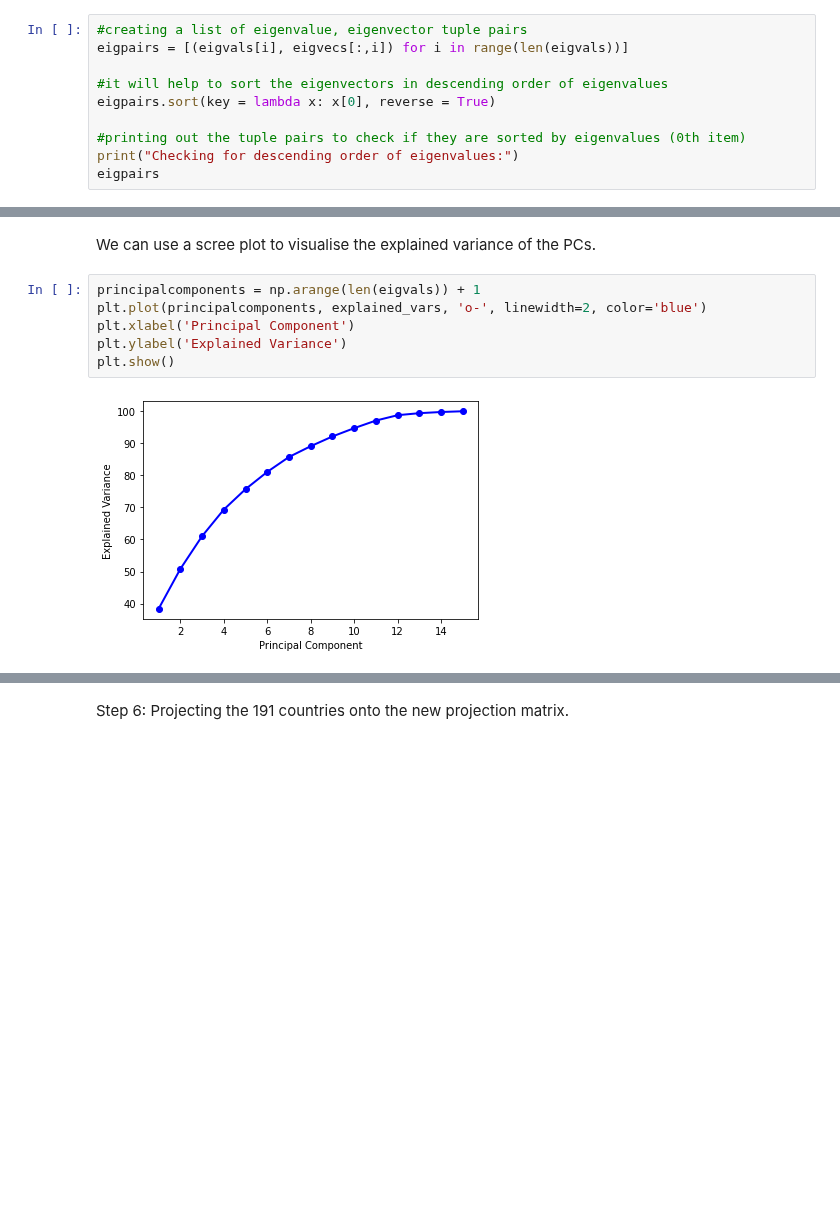
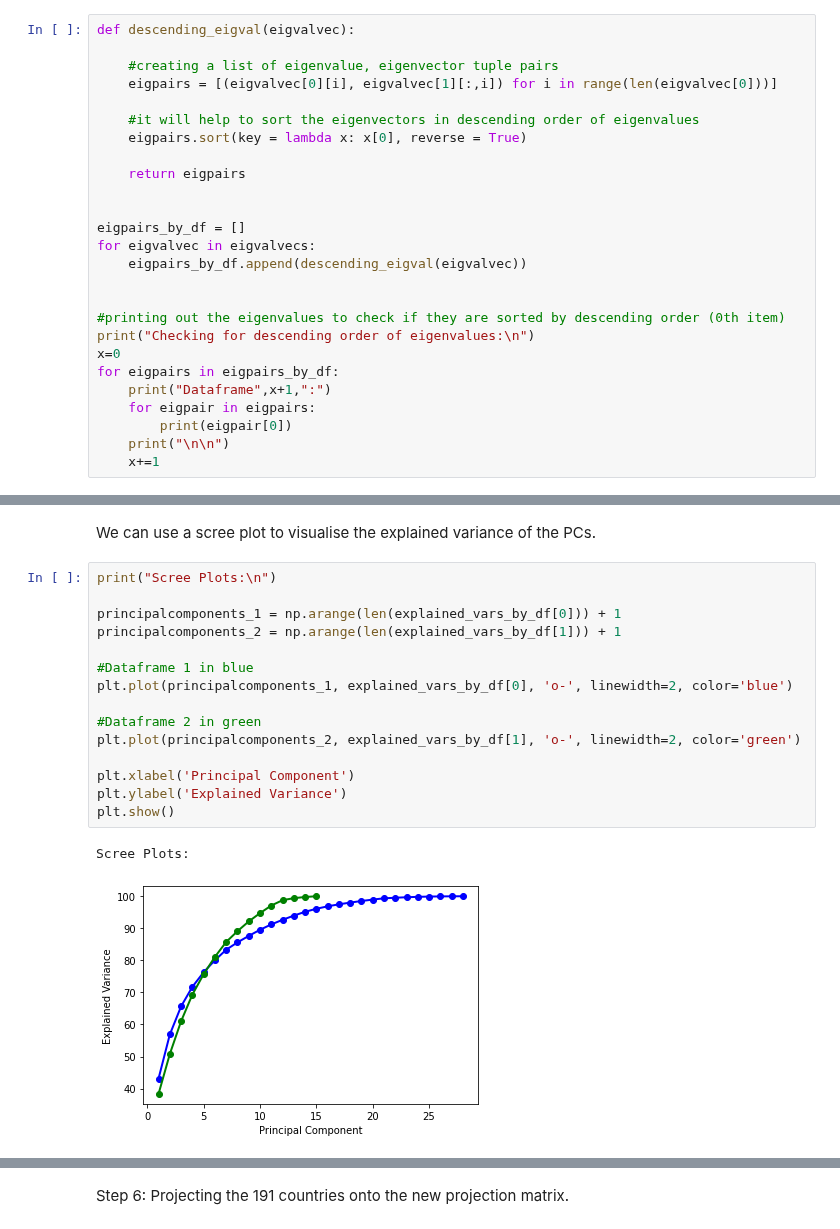
Before and after one commit to Snail664/country-clustering, a Jupyter notebook: PCA.ipynb, the cells around one changed output, grey strips where cells are left out. Saved outputs shown, nothing was run; the diff lists cells and outputs as text; blank space fills up the shorter version.

```diff
--- a/PCA.ipynb
+++ b/PCA.ipynb
@@ -146,14 +210,30 @@ Step 4: Deciding which PCs (eigenvectors) can be dropped and which to keep. The
 
 As for how many PCs we should keep, this depends on the explained variance, which tells us how much information each PC retains. This can be calculated for each PC by taking the eigenvalue of that PC divided by the sum total of eigenvalues.
 # %%
-#creating a list of eigenvalue, eigenvector tuple pairs
-eigpairs = [(eigvals[i], eigvecs[:,i]) for i in range(len(eigvals))]
+def descending_eigval(eigvalvec):
 
-#it will help to sort the eigenvectors in descending order of eigenvalues
-eigpairs.sort(key = lambda x: x[0], reverse = True)
+    #creating a list of eigenvalue, eigenvector tuple pairs
+    eigpairs = [(eigvalvec[0][i], eigvalvec[1][:,i]) for i in range(len(eigvalvec[0]))]
 
-#printing out the tuple pairs to check if they are sorted by eigenvalues (0th item)
-print("Checking for descending order of eigenvalues:")
-eigpairs
+    #it will help to sort the eigenvectors in descending order of eigenvalues
+    eigpairs.sort(key = lambda x: x[0], reverse = True)
+
+    return eigpairs
+
+
+eigpairs_by_df = []
+for eigvalvec in eigvalvecs:
+    eigpairs_by_df.append(descending_eigval(eigvalvec))
+
+
+#printing out the eigenvalues to check if they are sorted by descending order (0th item)
+print("Checking for descending order of eigenvalues:\n")
+x=0
+for eigpairs in eigpairs_by_df:
+    print("Dataframe",x+1,":")
+    for eigpair in eigpairs:
+        print(eigpair[0])
+    print("\n\n")
+    x+=1
 # %% [output]
 Checking for descending order of eigenvalues:
@@ -208,11 +309,21 @@ Explained variance (cumulative):
 # %% [markdown]
 We can use a scree plot to visualise the explained variance of the PCs.
 # %%
-principalcomponents = np.arange(len(eigvals)) + 1
-plt.plot(principalcomponents, explained_vars, 'o-', linewidth=2, color='blue')
+print("Scree Plots:\n")
+
+principalcomponents_1 = np.arange(len(explained_vars_by_df[0])) + 1
+principalcomponents_2 = np.arange(len(explained_vars_by_df[1])) + 1
+
+#Dataframe 1 in blue
+plt.plot(principalcomponents_1, explained_vars_by_df[0], 'o-', linewidth=2, color='blue')
+
+#Dataframe 2 in green
+plt.plot(principalcomponents_2, explained_vars_by_df[1], 'o-', linewidth=2, color='green')
+
 plt.xlabel('Principal Component')
 plt.ylabel('Explained Variance')
 plt.show()
 # %% [output]
+Scree Plots:
-[figure, old version]
+[figure, new version]
 # %% [markdown]
```
Also changed, not shown: parts of 18 cells of this notebook, 2 other files.
